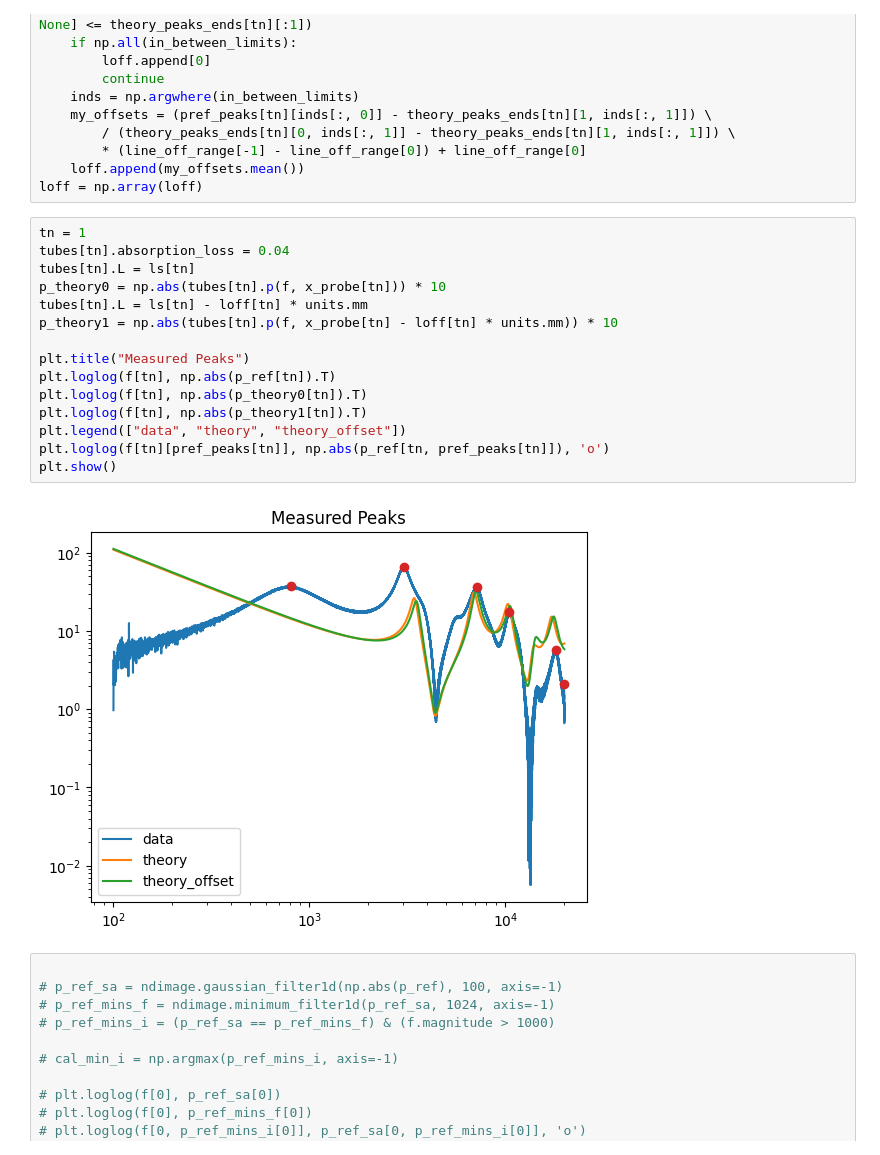
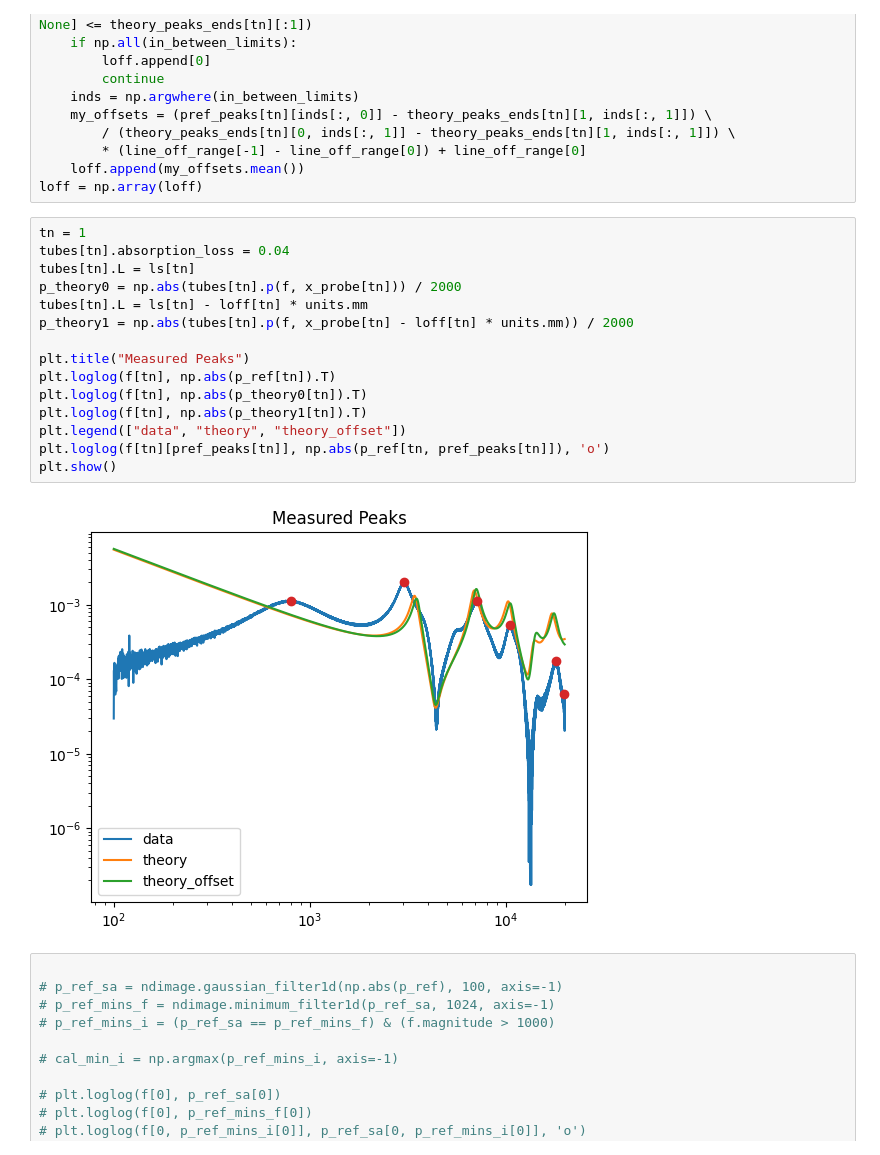
Before and after one commit to Tympan/auren-python, a Jupyter notebook: jupyter_notebooks/2024-02-23_owai_calibration_0.ipynb, the cells around one changed output. Cells and saved outputs as stored; diff of their text form.

```diff
--- a/jupyter_notebooks/2024-02-23_owai_calibration_0.ipynb
+++ b/jupyter_notebooks/2024-02-23_owai_calibration_0.ipynb
@@ -650,20 +650,20 @@ loff = np.array(loff)
 # %%
 tn = 1
 tubes[tn].absorption_loss = 0.04
 tubes[tn].L = ls[tn]
-p_theory0 = np.abs(tubes[tn].p(f, x_probe[tn])) * 10
+p_theory0 = np.abs(tubes[tn].p(f, x_probe[tn])) / 2000
 tubes[tn].L = ls[tn] - loff[tn] * units.mm
-p_theory1 = np.abs(tubes[tn].p(f, x_probe[tn] - loff[tn] * units.mm)) * 10
+p_theory1 = np.abs(tubes[tn].p(f, x_probe[tn] - loff[tn] * units.mm)) / 2000
 
 plt.title("Measured Peaks")
 plt.loglog(f[tn], np.abs(p_ref[tn]).T)
 plt.loglog(f[tn], np.abs(p_theory0[tn]).T)
 plt.loglog(f[tn], np.abs(p_theory1[tn]).T)
 plt.legend(["data", "theory", "theory_offset"])
 plt.loglog(f[tn][pref_peaks[tn]], np.abs(p_ref[tn, pref_peaks[tn]]), 'o')
 plt.show()
 # %% [output]
-[figure, old version]
+[figure, new version]
 # %%
 
 # p_ref_sa = ndimage.gaussian_filter1d(np.abs(p_ref), 100, axis=-1)
```
Also changed, not shown: parts of 28 cells of this notebook, 5 other files.
